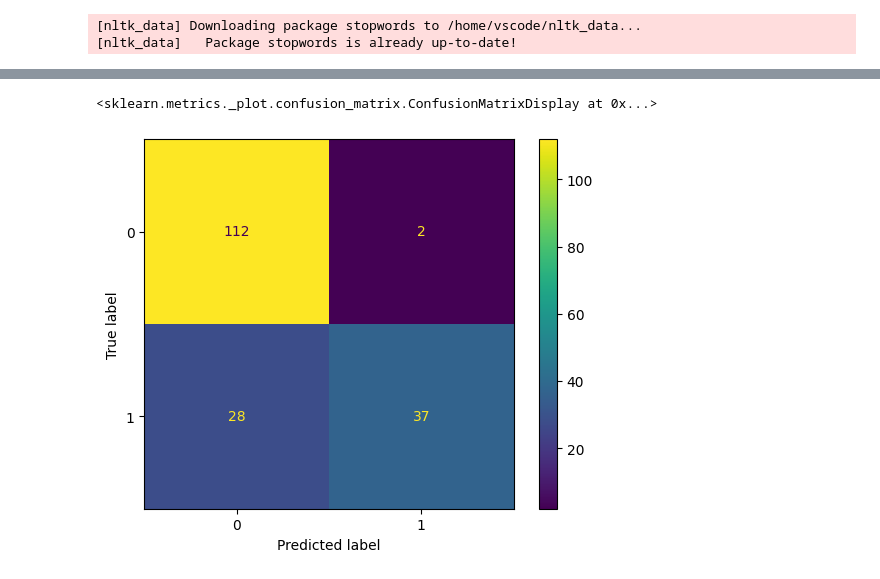
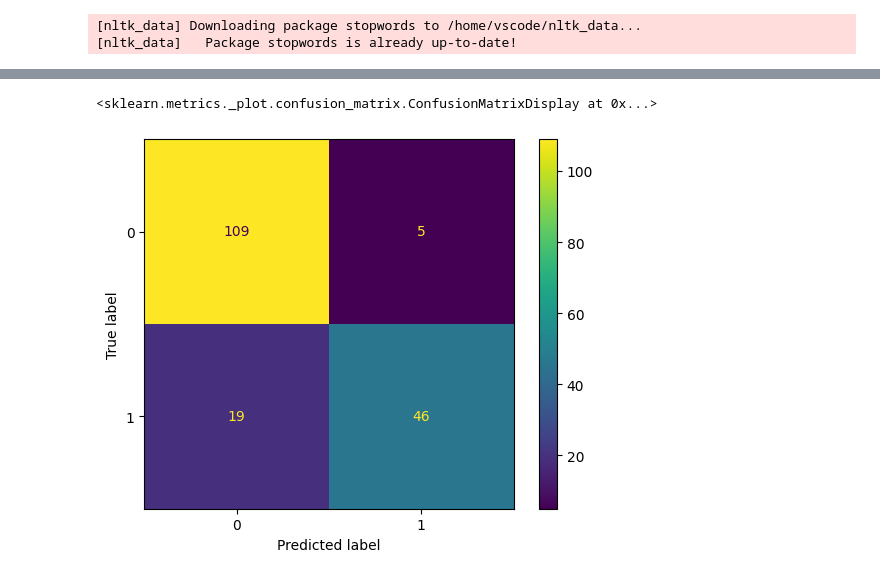
Before and after one commit to 4GeeksAcademy/alfonsoMG_-naive_bayes, a Jupyter notebook: src/ML_model.ipynb, the cells around one changed output, grey strips where cells are left out. Drawn from its saved outputs; the diff is of its cells as text; code cells hidden in the pictures.

```diff
--- a/src/ML_model.ipynb
+++ b/src/ML_model.ipynb
@@ -63,6 +67,6 @@ df.head()
 | 3 | the new features suck for those o... | 0 |
 | 4 | forced reload on uploading pic on... | 0 |
 # %%
-df["review"] = df["review"].str.lower().replace('[^\w\s\']', ' ', regex=True).str.split().apply(lambda x: ' '.join(filter(lambda word: word.isalpha() and len(word) > 3, x)))
+df["review"] = df["review"].str.lower().replace('[^\w\s\']', ' ', regex=True).str.split().apply(lambda x: ' '.join(filter(lambda word: word.isalpha() and len(word) > 2, x)))
 df["review"].head(40)
 # %% [output]
@@ -172,5 +183,25 @@ The best model is: Multinomial with the smallest difference (0.1380) between tra
 hyperparams = {
     "alpha": [0] + list(np.arange(1.0, 10, 0.1)),  # Asegurarse de que se incluya 0 y utilizar un paso más pequeño
     "fit_prior": [True, False],
-    "class_prior": [None, np.linspace(0.1, 1, 10)]
+    "class_prior": [None, np.arange(0.1, 1, 10)]
 }
+
+multinomial = MultinomialNB()
+grid = GridSearchCV(multinomial, hyperparams, scoring = 'accuracy', cv = 5)
+grid.fit(X_train, y_train)
+
+best_hyper = grid.best_params_
+best_model = MultinomialNB(**best_hyper)
+best_model.fit(X_train, y_train)
+
+y_pred = best_model.predict(X_train)
+train_score = accuracy_score(y_train, y_pred)
+
+y_pred = best_model.predict(X_test)
+test_score = accuracy_score(y_test, y_pred)
+
+print(f"The accuracy score for Train is : {train_score}")
+print(f"The accuracy score for Test is : {test_score}")
+print(f"Train/Test difference: {train_score - test_score}")
+
+dump(best_model, open (f"/workspaces/alfonsoMG_naive_bayes/models/opt_multinomial.pk", "wb"))
@@ -221,10 +216,10 @@ Train/Test difference: 0.09596855187998243
 # %%
 # Calcular la matriz de confusión
 cm = confusion_matrix(y_test, y_pred)
 
 # Visualizar la matriz de confusión
-disp = ConfusionMatrixDisplay(confusion_matrix=cm, display_labels=model.classes_)
+disp = ConfusionMatrixDisplay(confusion_matrix=cm, display_labels=best_model.classes_)
 disp.plot()
 # %% [output]
 <sklearn.metrics._plot.confusion_matrix.ConfusionMatrixDisplay at 0x...>
-[figure, old version]
+[figure, new version]
```
Also changed, not shown: parts of 25 cells of this notebook, 7 other files.
